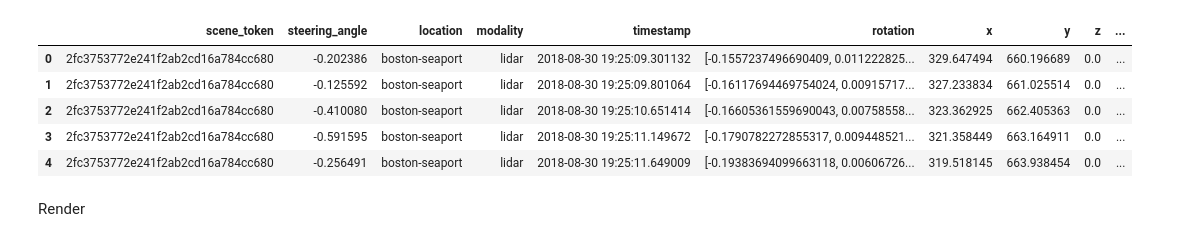
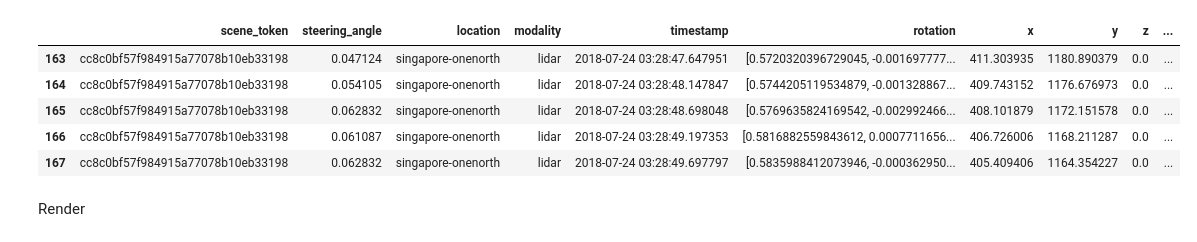
Before and after one commit to SaraMo14/MasterThesis, a Jupyter notebook: test_discretizer.ipynb, the cells around one changed output. Cells and saved outputs as stored; diff of their text form; code cells hidden in the pictures.

```diff
--- a/test_discretizer.ipynb
+++ b/test_discretizer.ipynb
@@ -41,30 +27,30 @@ Done reverse indexing in 0.1 seconds.
 # %%
 
 dtype_dict = {
     'modality': 'category',  # for limited set of modalities, 'category' is efficient
     'scene_token': 'str',
     'timestamp': 'str',  # To enable datetime operations
     'rotation': 'object',  # Quaternion (lists)
     'x': 'float64',
     'y': 'float64',
     'z': 'float64',
     'yaw': 'float64',
     'velocity': 'float64',
     'acceleration': 'float64',
     'heading_change_rate': 'float64',
     'delta_local_x': 'float64',
     'delta_local_y': 'float64'}
 df = pd.read_csv(DATAROOT / 'train_v1.0-mini_lidar_0.csv', dtype=dtype_dict, parse_dates=['timestamp'])
 #df['detect_CAM_FRONT'] = df['detect_CAM_FRONT'].apply(lambda x: ast.literal_eval(x))
 #df['detect_CAM_BACK'] = df['detect_CAM_BACK'].apply(lambda x: ast.literal_eval(x))
-city = 'boston-seaport' #'singapore-hollandvillage'
+city ='singapore-onenorth'#'singapore-hollandvillage' # 'boston-seaport' #'boston-seaport'#
 df = df[df['location'] == city]
 df.head()
 # %% [output]
 |  | scene_token | steering_angle | location | modality | timestamp | rotation | x | y | z | ... |
-| 0 | 2fc3753772e241f2ab2cd16a784cc680 | -0.202386 | boston-seaport | lidar | 2018-08-30 19:25:09.301132 | [-0.1557237496690409, 0.011222825... | 329.647494 | 660.196689 | 0.0 | ... |
-| 1 | 2fc3753772e241f2ab2cd16a784cc680 | -0.125592 | boston-seaport | lidar | 2018-08-30 19:25:09.801064 | [-0.16117694469754024, 0.00915717... | 327.233834 | 661.025514 | 0.0 | ... |
-| 2 | 2fc3753772e241f2ab2cd16a784cc680 | -0.410080 | boston-seaport | lidar | 2018-08-30 19:25:10.651414 | [-0.16605361559690043, 0.00758558... | 323.362925 | 662.405363 | 0.0 | ... |
-| 3 | 2fc3753772e241f2ab2cd16a784cc680 | -0.591595 | boston-seaport | lidar | 2018-08-30 19:25:11.149672 | [-0.1790782272855317, 0.009448521... | 321.358449 | 663.164911 | 0.0 | ... |
-| 4 | 2fc3753772e241f2ab2cd16a784cc680 | -0.256491 | boston-seaport | lidar | 2018-08-30 19:25:11.649009 | [-0.19383694099663118, 0.00606726... | 319.518145 | 663.938454 | 0.0 | ... |
+| 163 | cc8c0bf57f984915a77078b10eb33198 | 0.047124 | singapore-onenorth | lidar | 2018-07-24 03:28:47.647951 | [0.5720320396729045, -0.001697777... | 411.303935 | 1180.890379 | 0.0 | ... |
+| 164 | cc8c0bf57f984915a77078b10eb33198 | 0.054105 | singapore-onenorth | lidar | 2018-07-24 03:28:48.147847 | [0.5744205119534879, -0.001328867... | 409.743152 | 1176.676973 | 0.0 | ... |
+| 165 | cc8c0bf57f984915a77078b10eb33198 | 0.062832 | singapore-onenorth | lidar | 2018-07-24 03:28:48.698048 | [0.5769635824169542, -0.002992466... | 408.101879 | 1172.151578 | 0.0 | ... |
+| 166 | cc8c0bf57f984915a77078b10eb33198 | 0.061087 | singapore-onenorth | lidar | 2018-07-24 03:28:49.197353 | [0.5816882559843612, 0.0007711656... | 406.726006 | 1168.211287 | 0.0 | ... |
+| 167 | cc8c0bf57f984915a77078b10eb33198 | 0.062832 | singapore-onenorth | lidar | 2018-07-24 03:28:49.697797 | [0.5835988412073946, -0.000362950... | 405.409406 | 1164.354227 | 0.0 | ... |
 # %%
```
Also changed, not shown: parts of 14 cells of this notebook, 4 other files.
